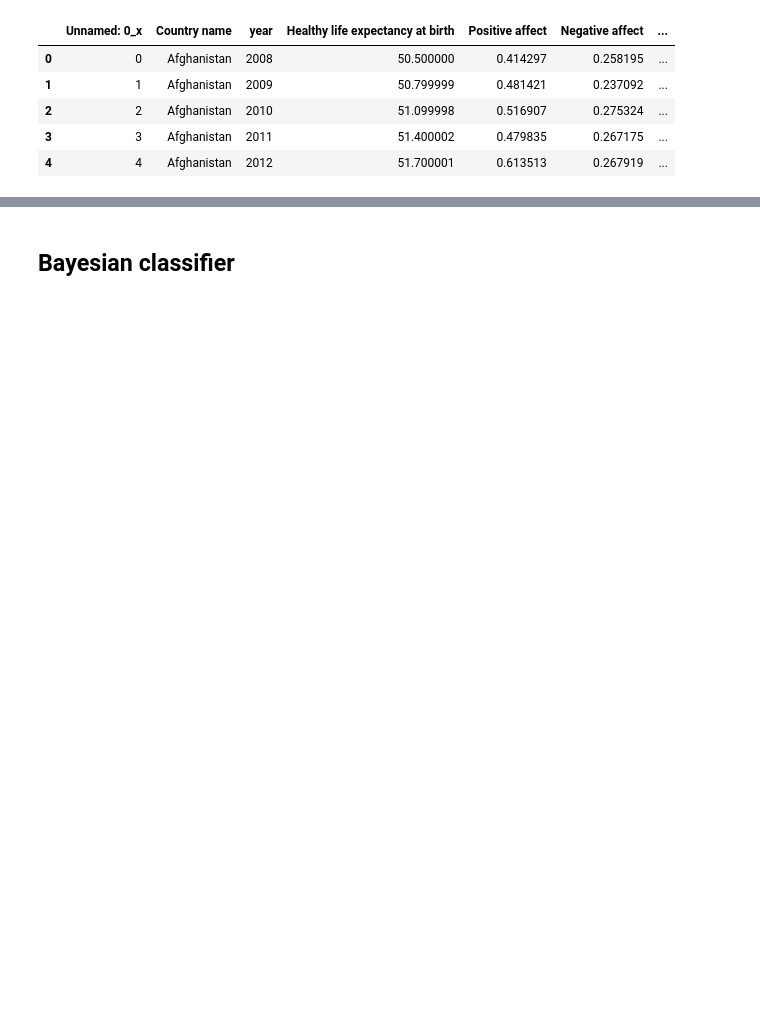
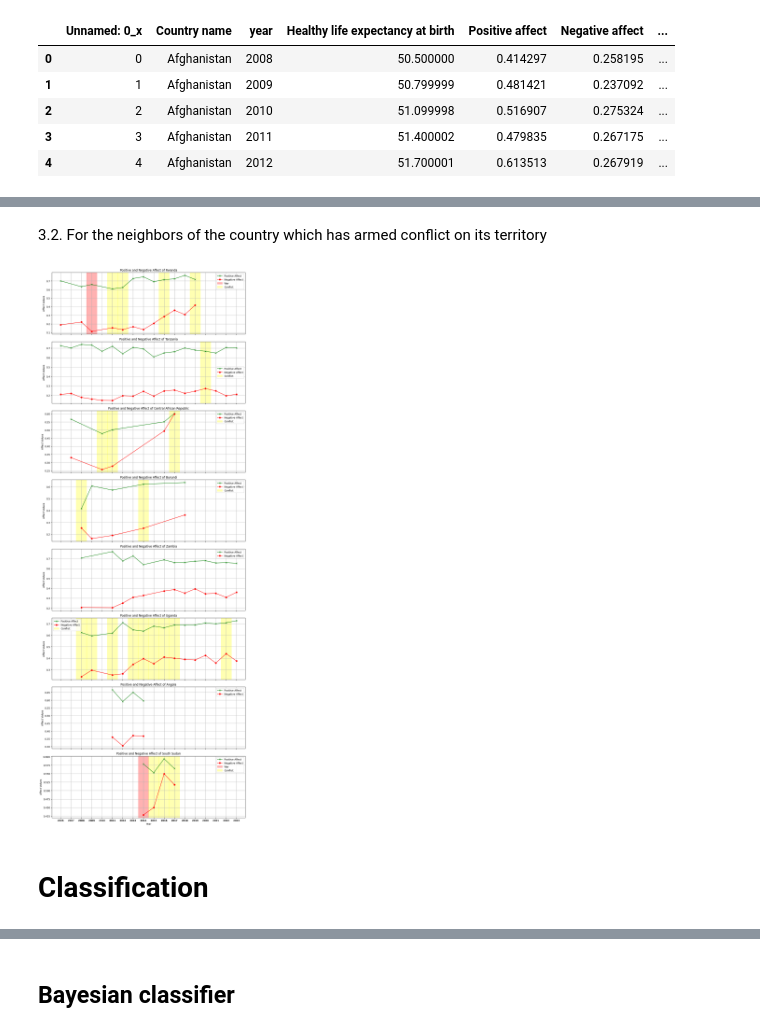
Before and after one commit to danilotpnta/UN-General-Debate-Analysis-SDGs, a Jupyter notebook: FDS-1-Notebook.ipynb, the cells around one changed output, grey strips where cells are left out. Saved outputs shown, nothing was run; the diff lists cells and outputs as text; code cells hidden in the pictures; blank space fills up the shorter version.

```diff
--- a/FDS-1-Notebook.ipynb
+++ b/FDS-1-Notebook.ipynb
@@ -205,0 +395,58 @@ plt.show()
+# %% [markdown]
+3.2. For the neighbors of the country which has armed conflict on its territory
+# %%
+import networkx as nx
+import matplotlib.pyplot as plt
+import pandas as pd
+
+country = 'Congo'
+
+iso_code_of_country = df[df['Country name'] == country]['ISO-alpha3 Code'].iloc[0]
+neighbors_of_country = list(G.neighbors(iso_code_of_country))
+
+neighbors_in_conflict = df[(df['ISO-alpha3 Code'].isin(neighbors_of_country)) &
+                            (df['neighbor_in_conflict'] == True)]
+
+neighbors_in_conflict = neighbors_in_conflict.sort_values(by='year', ascending=True)
+
+if neighbors_in_conflict.empty:
+    print("No valid data available for neighbors of the specified country.")
+else:
+    num_neighbors = len(neighbors_in_conflict['Country name'].unique())
+    fig, axes = plt.subplots(num_neighbors, 1, figsize=(12, 4 * num_neighbors), sharex=True)
+
+    for ax, neighbor in zip(axes, neighbors_in_conflict['Country name'].unique()):
+        neighbor_data = neighbors_in_conflict[neighbors_in_conflict['Country name'] == neighbor]
+
+        ax.plot(neighbor_data['year'], neighbor_data['Positive affect'],
+                label='Positive Affect', marker='x', color='green')
+
+        ax.plot(neighbor_data['year'], neighbor_data['Negative affect'],
+                label='Negative Affect', marker='o', color='red')
+
+        for i in range(len(neighbor_data)):
+            intensity_level = neighbor_data['intensity_level'].iloc[i]
+            year = neighbor_data['year'].iloc[i]
+
+            if intensity_level == 1:
+                ax.axvspan(year - 0.5, year + 0.5, color='yellow', alpha=0.3,
+                           label='Conflict' if 'Conflict' not in ax.get_legend_handles_labels()[1] else "")
+            elif intensity_level == 2:
+                ax.axvspan(year - 0.5, year + 0.5, color='red', alpha=0.3,
+                           label='War' if 'War' not in ax.get_legend_handles_labels()[1] else "")
+
+        ax.set_title(f'Positive and Negative Affect of {neighbor}')
+        ax.set_ylabel('Affect Values')
+        ax.legend()
+        ax.grid(True)
+
+    axes[-1].set_xlabel('Year')
+    plt.xticks(neighbors_in_conflict['year'].astype(int))
+
+    plt.tight_layout()
+
+    plt.show()
+# %% [output]
+[figure, added]
+# %% [markdown]
+# Classification
```
Also changed, not shown: parts of 46 cells of this notebook, 5 other files.
